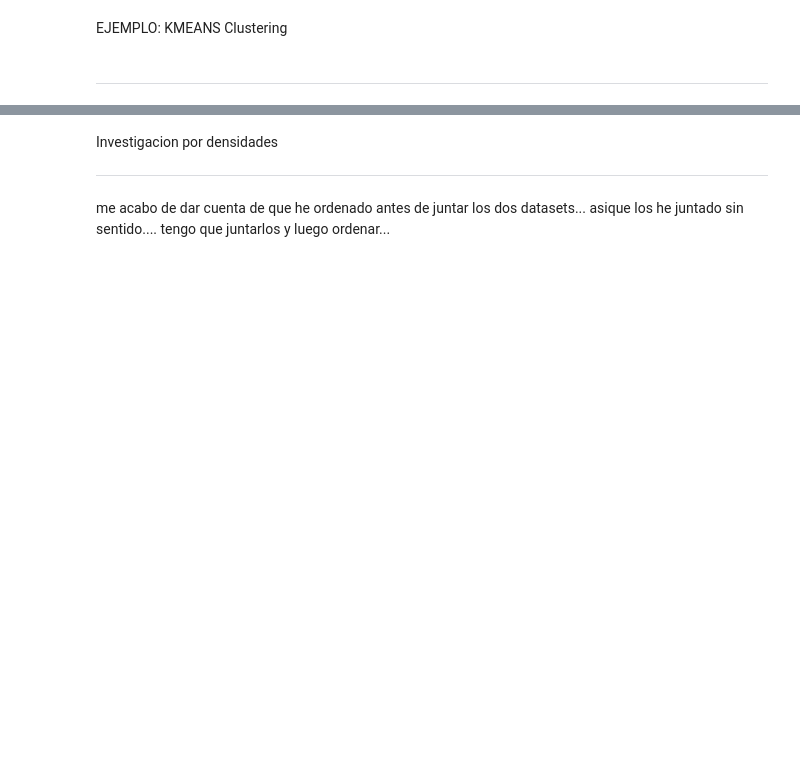
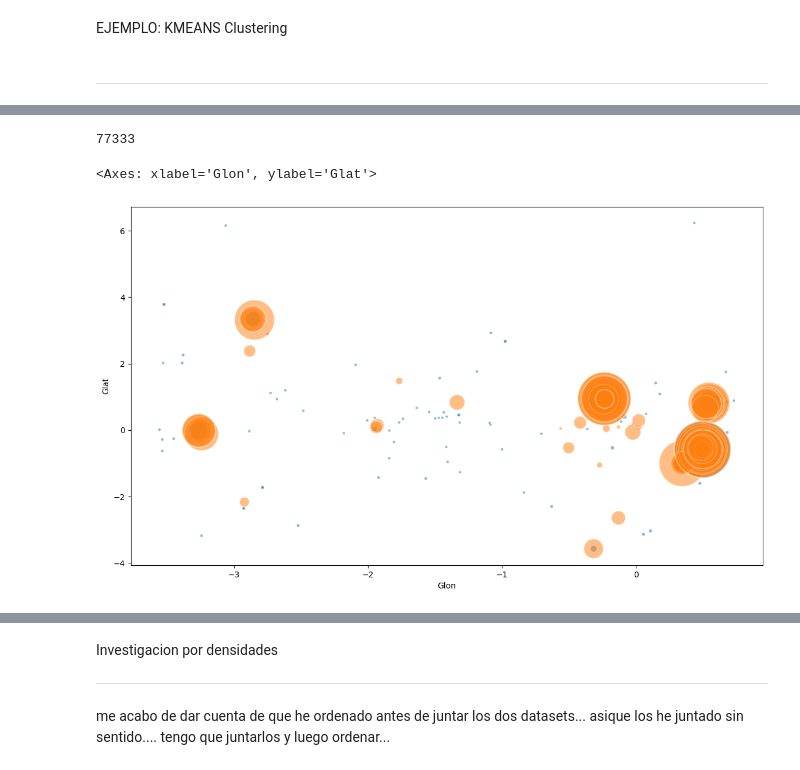
Before and after one commit to TatianaCC/STARS_FinalProject, a Jupyter notebook: src/Class_kmeans.ipynb, the cells around one changed output, grey strips where cells are left out. Saved outputs shown, nothing was run; the diff lists cells and outputs as text; code cells hidden in the pictures; blank space fills up the shorter version.

```diff
--- a/src/Class_kmeans.ipynb
+++ b/src/Class_kmeans.ipynb
@@ -37,0 +96,35 @@ Index(['Cluster'], dtype='object')
+# %%
+# Agrupar por la columna 'A', calcular la media de las columnas 'B' y 'C', y contar el número de filas
+cluster_means_test = X_test_with_y_test.groupby('y_test').agg({
+    '_Glon': 'mean',
+    '_Glat': 'mean',
+    'Dist': 'count',
+}).reset_index()
+cluster_means_test.columns = ['Cluster', 'Glon', 'Glat', 'N']
+
+# Agrupar por la columna 'A', calcular la media de las columnas 'B' y 'C', y contar el número de filas
+cluster_means_predict = X_test_with_y_predict_test.groupby('y_predict_test').agg({
+    '_Glon': 'mean',
+    '_Glat': 'mean',
+    'Dist': 'count',
+}).reset_index()
+cluster_means_predict.columns = ['Cluster', 'Glon', 'Glat', 'N']
+# %%
+maxN_test = cluster_means_test['N'].max()
+cluster_means_test['Radious'] = ((cluster_means_test['N']*10)/maxN_test).astype(int)
+
+maxN_predict = cluster_means_predict['N'].max()
+cluster_means_predict['Radious'] = ((cluster_means_predict['N']*10)/maxN_predict).astype(int)
+# %% [output]
+77333
+# %%
+import seaborn as sns
+# Crear el gráfico
+plt.figure(figsize=(14, 8))
+
+# Plotear los clusters para los datos de prueba
+sns.scatterplot(cluster_means_test, x='Glon', y='Glat', size='N', alpha=0.5, sizes=(10,5000), legend=False)
+sns.scatterplot(cluster_means_predict, x='Glon', y='Glat', size='N', alpha=0.5, sizes=(10,5000), legend=False)
+# %% [output]
+<Axes: xlabel='Glon', ylabel='Glat'>
+[figure, added]
```
Also changed, not shown: parts of 15 cells of this notebook, 2 other files.
